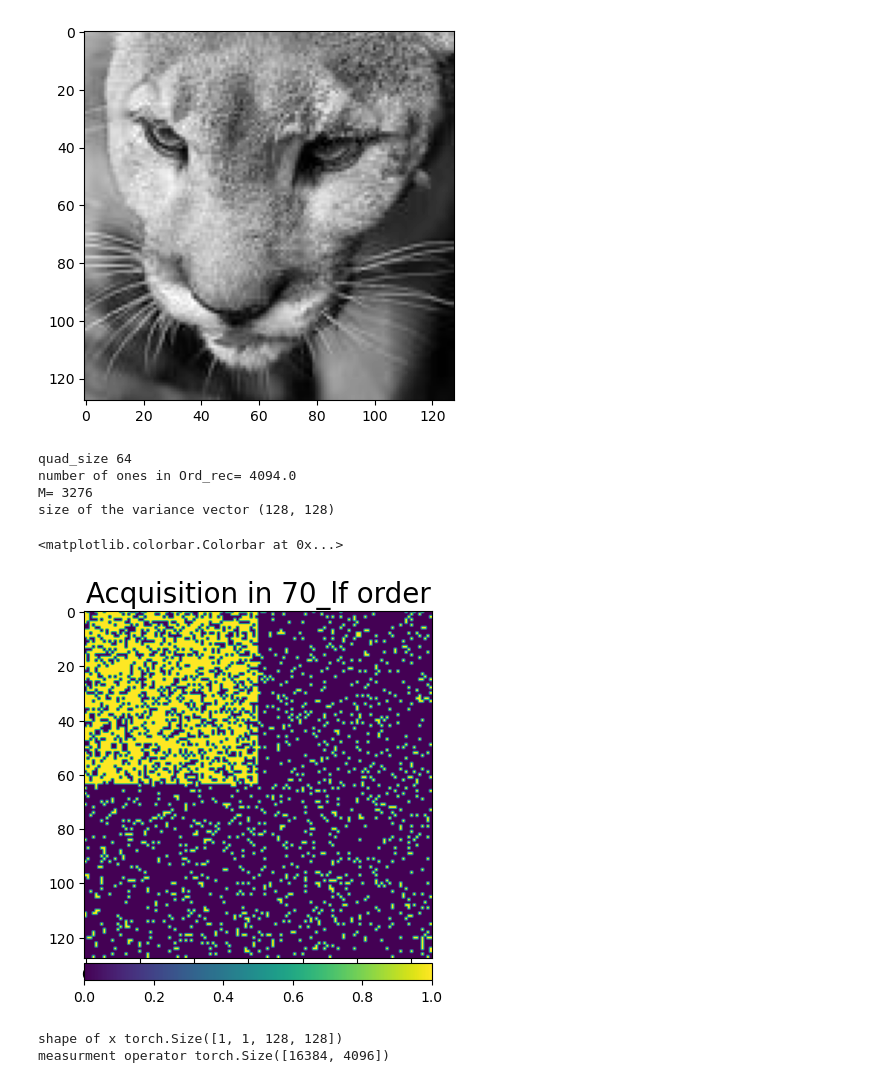
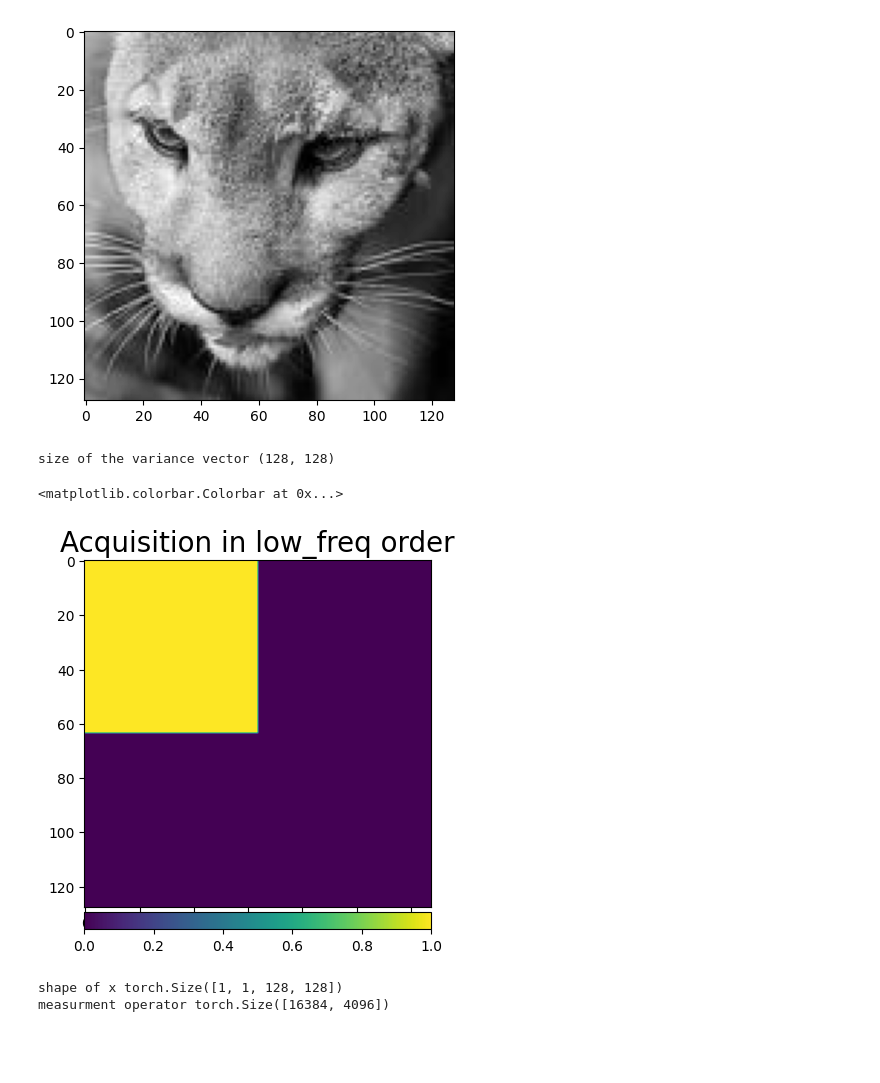
Before and after one commit to SamiFAHIM/image_recontruction_ML, a Jupyter notebook: 2024_tdsi/start_tdsi_nb_Sami.ipynb, the cells around one changed output. Saved outputs shown, nothing was run; the diff lists cells and outputs as text; code cells hidden in the pictures; blank space fills up the shorter version.

```diff
--- a/2024_tdsi/start_tdsi_nb_Sami.ipynb
+++ b/2024_tdsi/start_tdsi_nb_Sami.ipynb
@@ -190,36 +190,32 @@ alpha = 10 # Poisson law parameter for noisy image acquisitions
 und = 4
 M = img_size ** 2 // und  # Number of measurements (here, 1/4 of the pixels)
 
-# order_name = 'low_freq'
-order_name ='70_lf'
+order_name = 'low_freq'
 #order_name = 'naive'
 #order_name = 'high_freq'
 #order_name = 'variance'
-# order_name = 'random'
+#order_name = 'random'
 # order_name = 'random_variance'
 # order_name = 'random_variance_2'
 # order_name = 'random_variance_3'
 # %%
 Ord_rec = choose_pattern_order(order_name, img_size)
 count_ones= np.sum(Ord_rec)
 print("number of ones in Ord_rec=",count_ones,"\nM=",(int(0.8*M)))
 
 # Mask of order
 mask_basis = np.zeros((h, h))
-mask_basis.flat[:int(count_ones)] = 1
+mask_basis.flat[:M] = 1 # M valeurs qui sont égales à 1
 print("size of the variance vector",Ord_rec.shape)
 mask = sort_by_significance(mask_basis, Ord_rec, axis="flatten")
 
 im = plt.imshow(mask)
 plt.title("Acquisition in " + order_name + " order", fontsize=20)
 add_colorbar(im, "bottom", size="20%")
 # %% [output]
-quad_size 64
-number of ones in Ord_rec= 4094.0
-M= 3276
 size of the variance vector (128, 128)
 <matplotlib.colorbar.Colorbar at 0x...>
-[figure, old version]
+[figure, new version]
 # %%
 # Measurement and noise operators
 meas_op = meas.HadamSplit(M, h, torch.from_numpy(Ord_rec))
```
Also changed, not shown: parts of 8 cells of this notebook.
